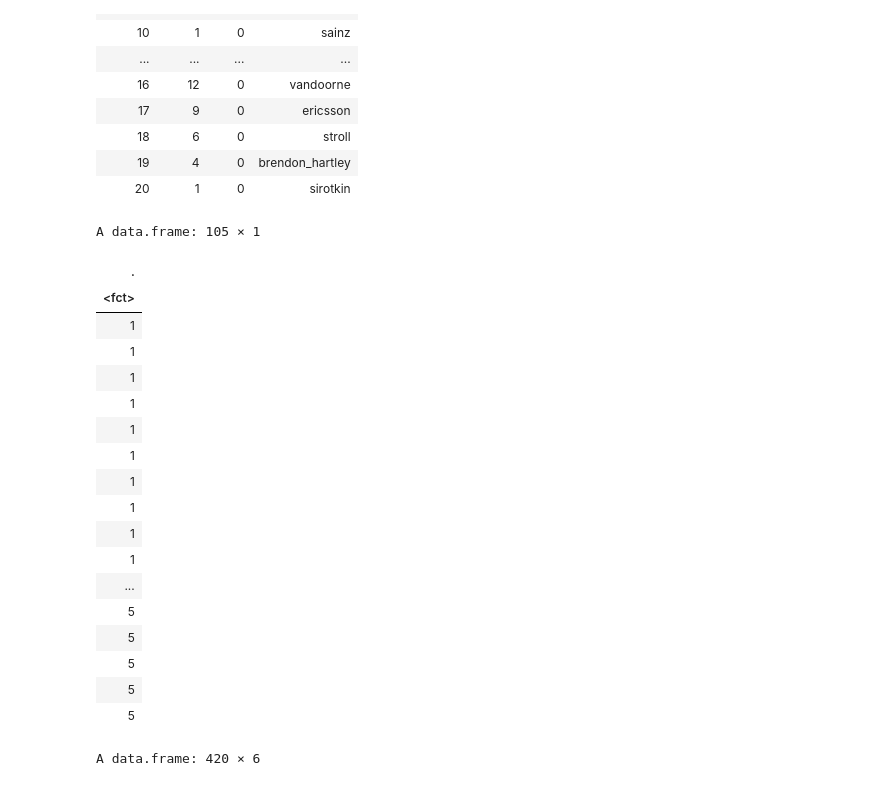
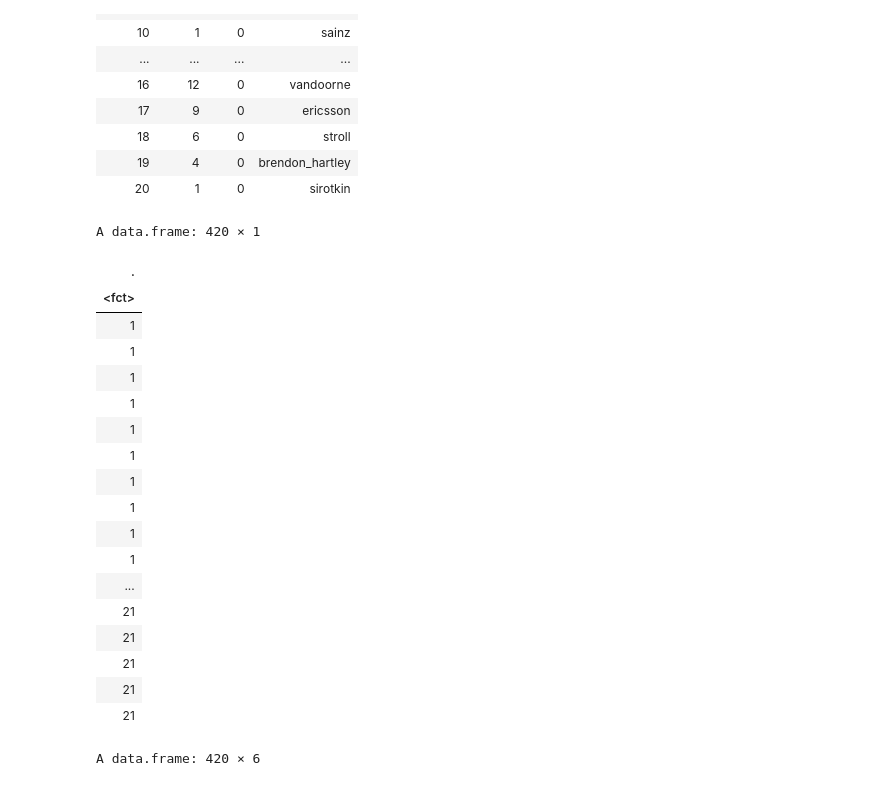
Before and after one commit to michiWS1920/ADS20, a Jupyter notebook: ADS_Programming_Assignment_2.ipynb, the cells around one changed output. Drawn from its saved outputs; the diff is of its cells as text; code cells hidden in the pictures.

```diff
--- a/ADS_Programming_Assignment_2.ipynb
+++ b/ADS_Programming_Assignment_2.ipynb
@@ -319,30 +319,33 @@ A data.frame: 420 × 4
 # %%
 names(counter_df)[names(counter_df) == '.'] <- 'races'
 # %%
-counter <- c("1","1","1","1","1","1","1","1","1","1","1","1","1","1","1","1","1","1","1","1","1", "2","2","2","2","2","2","2","2","2","2","2","2","2","2","2","2","2","2","2","2","2", "3", "3","3","3","3","3","3","3","3","3","3","3","3","3","3","3","3","3","3","3","3", "4", "4","4","4","4","4","4","4","4","4","4","4","4","4","4","4","4","4","4","4","4", "5", "5","5","5","5","5","5","5","5","5","5","5","5","5","5","5","5","5","5","5","5")
+counter <- c("1","1","1","1","1","1","1","1","1","1","1","1","1","1","1","1","1","1","1","1", "2","2","2","2","2","2","2","2","2","2","2","2","2","2","2","2","2","2","2","2", "3", "3","3","3","3","3","3","3","3","3","3","3","3","3","3","3","3","3","3","3", "4", "4","4","4","4","4","4","4","4","4","4","4","4","4","4","4","4","4","4","4", "5", "5","5","5","5","5","5","5","5","5","5","5","5","5","5","5","5","5","5","5","6","6","6","6","6","6","6","6","6","6","6","6","6","6","6","6","6","6","6","6",
+"7","7","7","7","7","7","7","7","7","7","7","7","7","7","7","7","7","7","7","7","8","8","8","8","8","8","8","8","8","8","8","8","8","8","8","8","8","8","8","8","9","9","9","9","9","9","9","9","9","9","9","9","9","9","9","9","9","9","9","9","10","10","10","10","10","10","10","10","10","10","10","10","10","10","10","10","10","10","10","10", "11","11","11","11","11","11","11","11","11","11","11","11","11","11","11","11","11","11","11","11","12","12","12","12","12","12","12","12","12","12","12","12","12","12","12","12","12","12","12","12",
+"13","13","13","13","13","13","13","13","13","13","13","13","13","13","13","13","13","13","13","13", "14","14","14","14","14","14","14","14","14","14","14","14","14","14","14","14","14","14","14","14","15","15","15","15","15","15","15","15","15","15","15","15","15","15","15","15","15","15","15","15","16","16","16","16","16","16","16","16","16","16","16","16","16","16","16","16","16","16","16","16","17","17","17","17","17","17","17","17","17","17","17","17","17","17","17","17","17","17","17","17","18","18","18","18","18","18","18","18","18","18","18","18","18","18","18","18","18","18","18","18","19","19","19","19","19","19","19","19","19","19","19","19","19","19","19","19","19","19","19","19",
+"20","20","20","20","20","20","20","20","20","20","20","20","20","20","20","20","20","20","20","20", "21","21","21","21","21","21","21","21","21","21","21","21","21","21","21","21","21","21","21","21")
 counter %>%
 as.data.frame -> counter_df
 counter_df
 # %% [output]
-A data.frame: 105 × 1
+A data.frame: 420 × 1
 | . |
 | <fct> |
 | 1 |
 | 1 |
 | 1 |
 | 1 |
 | 1 |
 | 1 |
 | 1 |
 | 1 |
 | 1 |
 | 1 |
 | ... |
-| 5 |
-| 5 |
-| 5 |
-| 5 |
-| 5 |
+| 21 |
+| 21 |
+| 21 |
+| 21 |
+| 21 |
 # %%
 f1_mapped %>%
 left_join(f1_df, by="driverId") -> f1_joined
```
Also changed, not shown: parts of 3 cells of this notebook.
